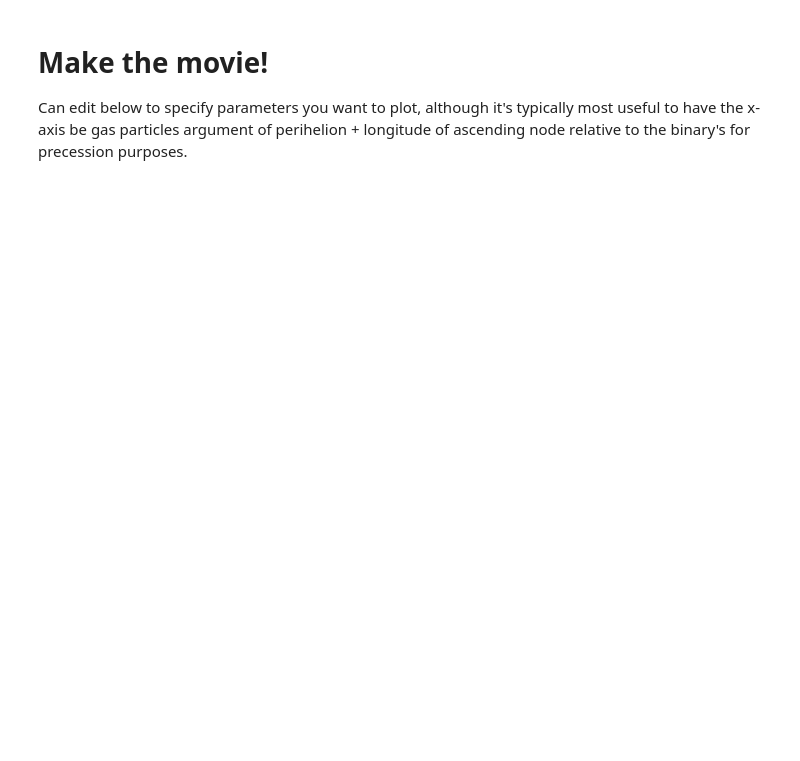
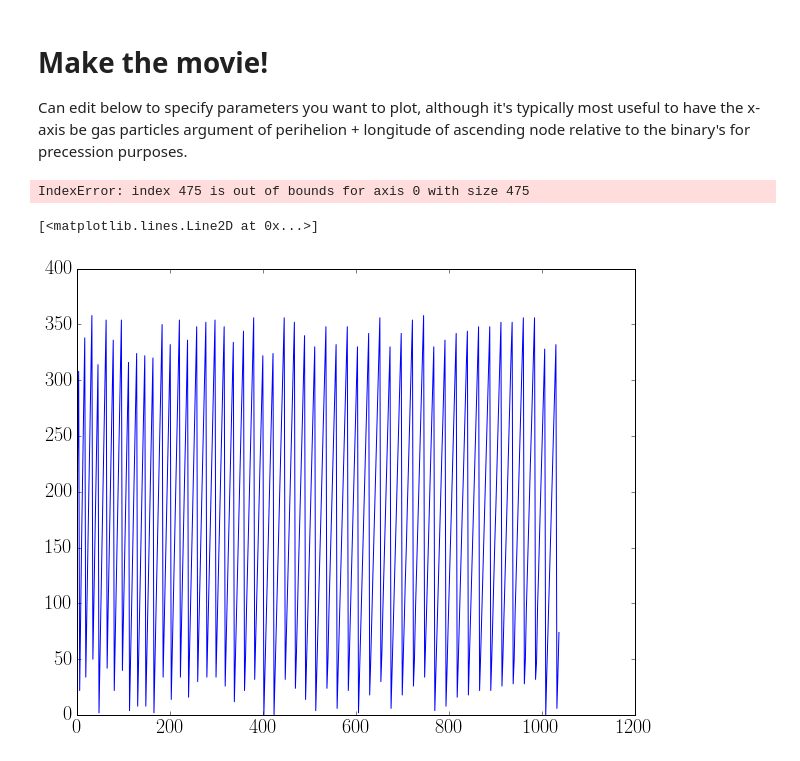
Before and after one commit to dflemin3/CBNotebooks, a Jupyter notebook: make_orbital_elements_heatmap_movie.ipynb, the cells around one changed output. Drawn from its saved outputs; the diff is of its cells as text; code cells hidden in the pictures; blank space fills up the shorter version.

```diff
--- a/make_orbital_elements_heatmap_movie.ipynb
+++ b/make_orbital_elements_heatmap_movie.ipynb
@@ -36,6 +36,9 @@ mpl.rcParams['font.size'] = 20.0
 # %%
-cwd = '/astro/users/dflemin3/Desktop/sims/k38HighEccLong'
+cwd = '/astro/users/dflemin3/Desktop/sims/lowEccLong'
 os.chdir(cwd)
+
+# Number of bins
+bins = 180
 # %% [markdown]
 # Read parameters from the .param file to determine timesteping, etc
 # %%
@@ -106,3 +111,6 @@ print test
+# %%
+time = np.zeros(length-1)
+angle = np.zeros(length-1)
 # %% [markdown]
 # Make the movie!
 Can edit below to specify parameters you want to plot, although it's typically most useful to have the x-axis be gas particles argument of perihelion + longitude of ascending node relative to the binary's for precession purposes.
@@ -134,7 +142,7 @@ for i in range(1,length):
 
     #Ensure angles range from 0-360
     while np.sum(gas_w > 360.0) > 0:
-    gas_w[gas_w > 360.0] = gas_w[gas_w > 360.0] - 360.0
+        gas_w[gas_w > 360.0] = gas_w[gas_w > 360.0] - 360.0
 
     while np.sum(gas_w < 0) > 0:
         gas_w[gas_w < 0] = gas_w[gas_w < 0] + 360.0
@@ -158,12 +166,27 @@ for i in range(1,length):
     gas_e = gas_e[mask]
 
     #Plot heatmap
-    fig, ax, im, cbar = diskplot.plot_heatmap(gas_w,gas_a,labels=['$\Omega + \omega$','Radius [Au]','Number'],
-                                    cm='hot',vmin=0,vmax=250,hist_range=extent)
+    ax, im, cbar = diskplot.plot_heatmap(gas_w,gas_a,labels=['$\Omega + \omega$','Radius [Au]','Overdensity'],
+                                    cm='cubehelix',vmin=1.0e-2,vmax=1.0e2,hist_range=extent,bins=bins,avg='y',
+                                        norm='log')
     ax.set_ylim(y_min,y_max)
     ax.set_xlim(x_min,x_max)
     ax.set_title("Time: %.2lf [yr]" % (dt*i*outInt))
 
+    # Find phase of densest point aka the clump
+    data = im.get_array()
+    loc = np.unravel_index(data.argmax(), data.shape) # 1 = angle, 0 = semimajor axis of clump
+    time[i] = dt*i*outInt
+    angle[i] = (360.0/len(data))*loc[1]
+
     #Save fig for future movie
-    fig_name = "k38WvsA." + str(i) + ".png"
-    fig.savefig(fig_name)
+    #fig_name = "k38WvsA." + str(i) + ".png"
+    #plt.savefig(fig_name)
+    plt.clf()
+# %% [output]
+IndexError: index 475 is out of bounds for axis 0 with size 475
+# %%
+plt.plot(time,angle)
+# %% [output]
+[<matplotlib.lines.Line2D at 0x...>]
+[figure, added]
```
Also changed, not shown: parts of 5 cells of this notebook, 1 other file.
